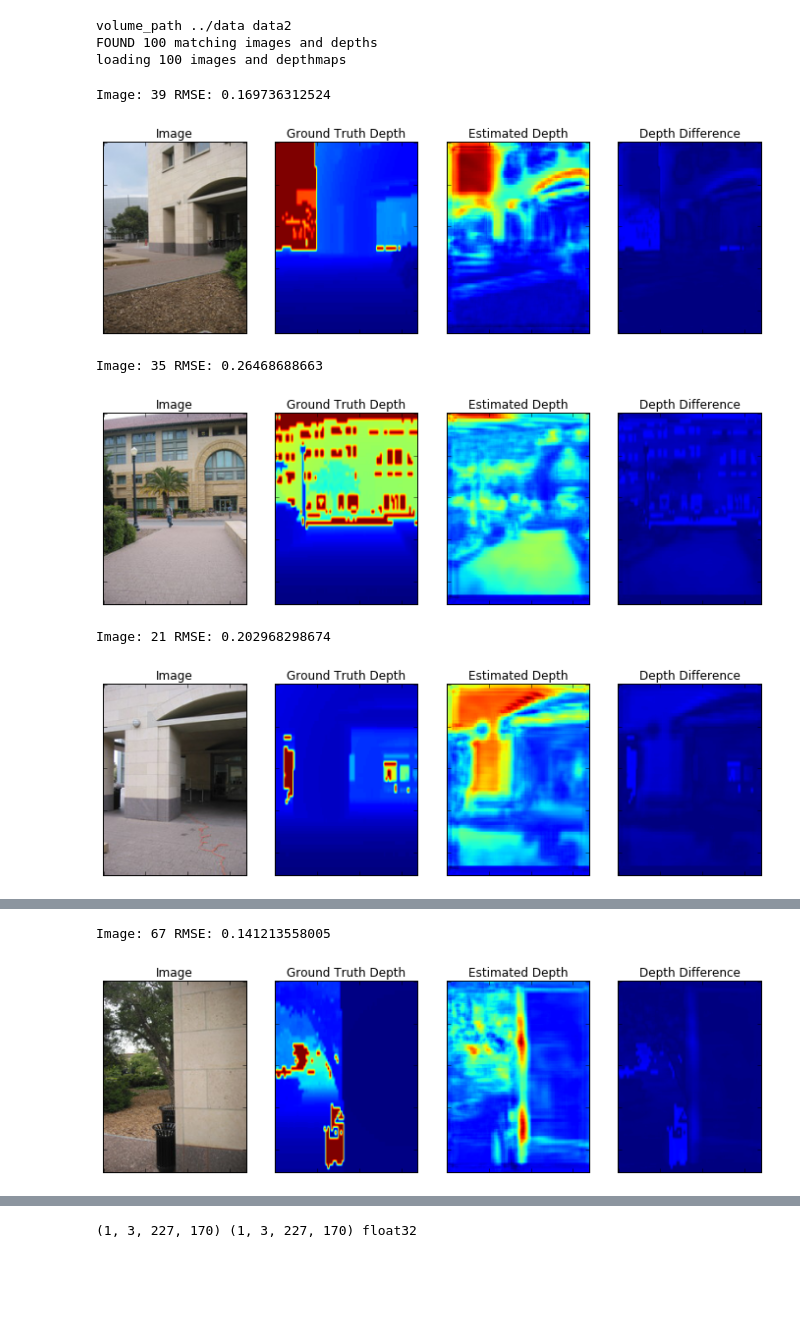
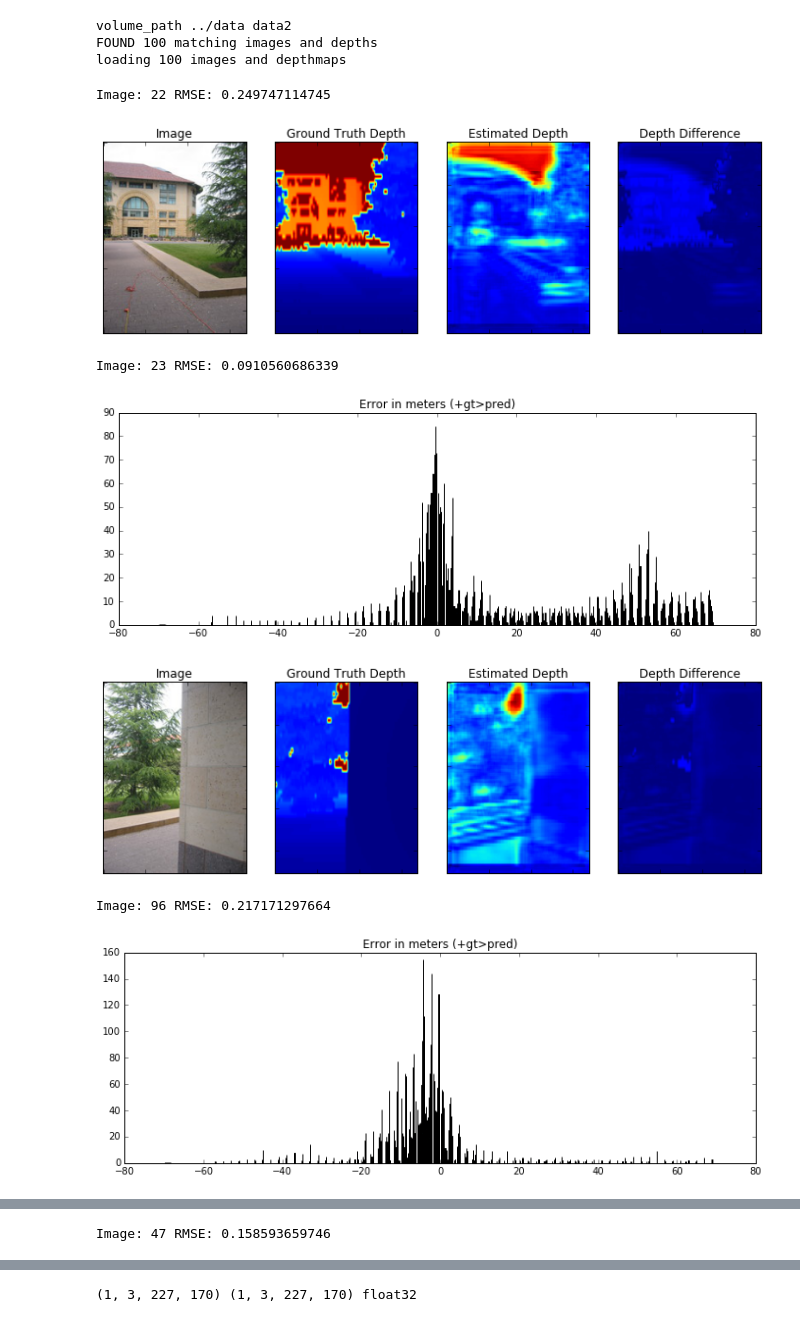
Before and after one commit to johannah/mono-depth, a Jupyter notebook: presentation.ipynb, the cells around one changed output, grey strips where cells are left out. Cells and saved outputs as stored; diff of their text form; code cells hidden in the pictures; blank space fills up the shorter version.

Commit message:
added hist

```diff
--- a/presentation.ipynb
+++ b/presentation.ipynb
@@ -9,5 +9,6 @@ from lasagne.objectives import squared_error
 from utils import collect_data, load_data, plot_img_dep, rmse, norm, plot_est
 import matplotlib.pyplot as plt
 import os
-rsn = np.random.seed(seed=11)
+rsn = np.random.seed(seed=113)
 volume_path = '../data'
+dmax = 81.0
@@ -52,32 +56,37 @@ volume_path ../data data2
 FOUND 100 matching images and depths
 loading 100 images and depthmaps
 # %%
-# randomly select some test images
+##### randomly select some test images
 num_test_imgs = 5
 img_ind = np.random.randint(0, len(images), size=num_test_imgs)
 arms = 0
 for inum in img_ind:
     test = X_test[inum,:,:,:]
     test_img_input = test[None,:,:,:]
     test_img = test.transpose(1,2,0)
     dpredict = predict_function(test_img_input)
 
     dgt = y_test[inum,0,:,:]
     dout = dpredict[0,0,:,:]
     depdif = abs(dout-dgt)
     err = np.exp(dout) - np.exp(dgt)
     r = rmse(dgt,dout)
     arms += r
     titl = "Image: %s RMSE: %s" %(inum,r)
     print(titl)
     plot_img_dep(test_img, dgt, dout, depdif, titl)
-
+    plt.figure(figsize=(12,4))
+    dgtr = ((np.exp(dgt)-1))*dmax
+    doutr = ((np.exp(dout)-1))*dmax
+    plt.title("Error in meters (+gt>pred)")
+    h,bins,patch = plt.hist(dgtr-doutr, bins=70, range=(-70,70))
 arms = arms/float(num_test_imgs)
 print("Average Error: %s" %arms)
 # %% [output]
-Image: 39 RMSE: 0.169736312524
+Image: 22 RMSE: 0.249747114745
-[figure, old version]
+[figure, new version]
-Image: 35 RMSE: 0.26468688663
+Image: 23 RMSE: 0.0910560686339
-[figure, old version]
+[figure, new version]
+[figure, new version]
-Image: 21 RMSE: 0.202968298674
+Image: 96 RMSE: 0.217171297664
-[figure, old version]
+[figure, new version]
@@ -84,2 +94 @@ Image: 21 RMSE: 0.202968298674
-Image: 67 RMSE: 0.141213558005
+Image: 47 RMSE: 0.158593659746
-[figure, old version]
```
Also changed, not shown: parts of 3 cells of this notebook.
